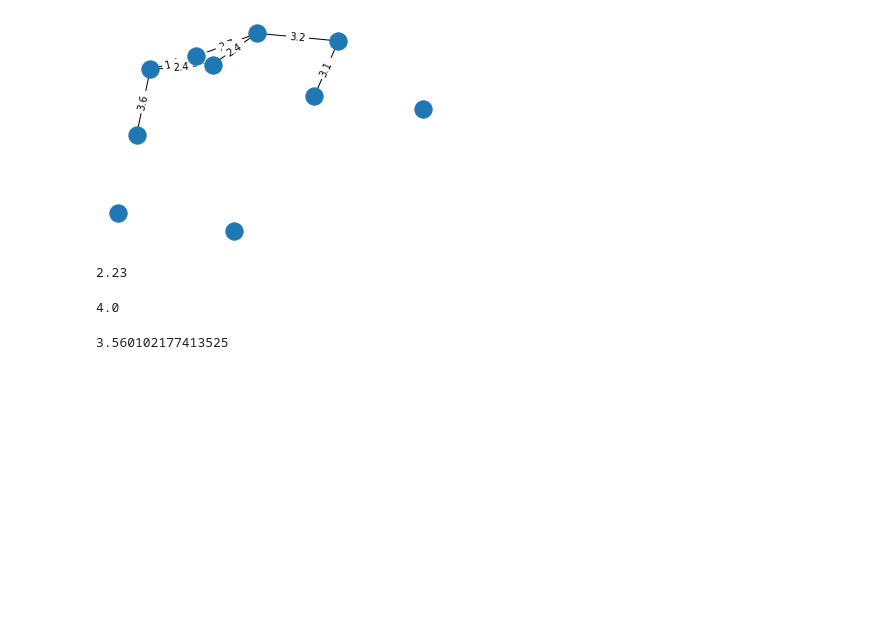
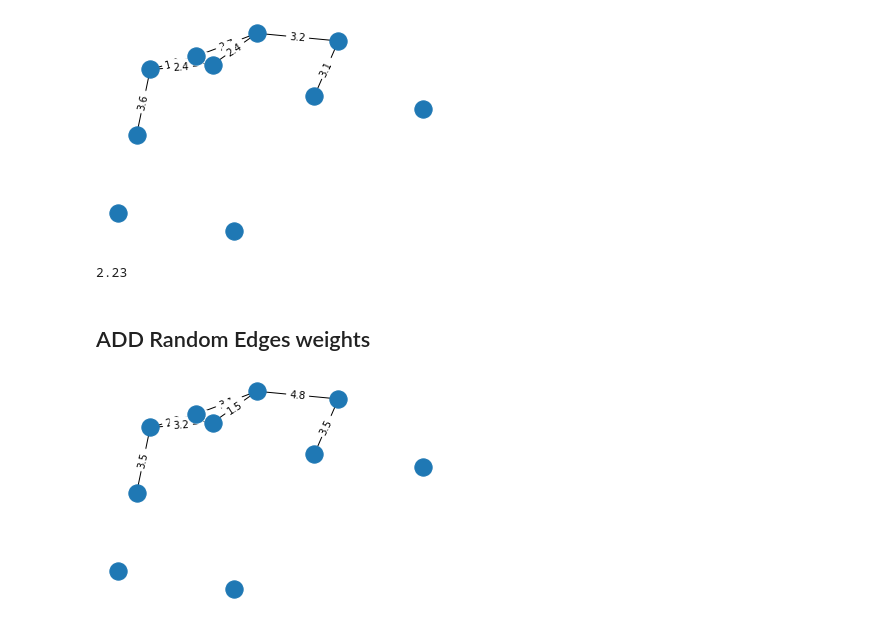
Before and after one commit to Daniel2497/Diskrete_optimierung, a Jupyter notebook: networkx_first_tries/draw_graph_with_distance.ipynb, the cells around one changed output. Drawn from its saved outputs; the diff is of its cells as text; code cells hidden in the pictures; blank space fills up the shorter version.

Commit message:
Random_edges

```diff
--- a/networkx_first_tries/draw_graph_with_distance.ipynb
+++ b/networkx_first_tries/draw_graph_with_distance.ipynb
@@ -22,11 +23,6 @@ for i in range(n):
         if((pos[i][0]-pos[j][0])**2+(pos[i][1]-pos[j][1])**2<=rad**2):
             dist=math.sqrt((pos[i][0]-pos[j][0])**2+(pos[i][1]-pos[j][1])**2)
             G.add_weighted_edges_from([(i,j,dist)])
-    for j in range(i+1,n):
-        if((pos[i][0]-pos[j][0])**2+(pos[i][1]-pos[j][1])**2<=rad**2):
-            dist=math.sqrt((pos[i][0]-pos[j][0])**2+(pos[i][1]-pos[j][1])**2)
-            G.add_weighted_edges_from([(i,j,dist)])
-
 edge_labels=dict([((u,v,),d['weight'])
                  for u,v,d in G.edges(data=True)])
 
@@ -46,13 +42,34 @@ pos[0]
 round(2.2324,2)
 # %% [output]
 2.23
-# %%
-math.sqrt(16)
-# %% [output]
-4.0
-# %%
-i=1
-j=2
-math.sqrt((pos[i][0]-pos[j][0])**2+(pos[i][1]-pos[j][1])**2)
-# %% [output]
-3.560102177413525
+# %% [markdown]
+## ADD Random Edges weights
+# %%
+G2 = nx.random_geometric_graph(n,seed=3413, radius=rad,pos=pos)
+
+for i in range(n):
+    for j in range(0,i):
+        if((pos[i][0]-pos[j][0])**2+(pos[i][1]-pos[j][1])**2<=rad**2):
+            dist=math.sqrt((pos[i][0]-pos[j][0])**2+(pos[i][1]-pos[j][1])**2)
+            mrand=random.gauss(1.25, 0.25)
+            dist=dist*mrand
+            #print(mrand)
+            G2.add_weighted_edges_from([(i,j,dist)])
+   # for j in range(i+1,n):
+   #     if((pos[i][0]-pos[j][0])**2+(pos[i][1]-pos[j][1])**2<=rad**2):
+   #         dist=math.sqrt((pos[i][0]-pos[j][0])**2+(pos[i][1]-pos[j][1])**2)
+   #         mrand=random.gauss(1.25, 0.25)
+   #         dist=dist*mrand
+   #         #print(mrand)
+   #         G2.add_weighted_edges_from([(i,j,dist)])
+
+edge_labels=dict([((u,v,),d['weight'])
+                 for u,v,d in G2.edges(data=True)])
+
+for pair in edge_labels.keys():
+    edge_labels[pair]=round(edge_labels[pair],1)
+nx.draw_networkx_edge_labels(G2,pos,edge_labels=edge_labels)
+nx.draw(G2,pos)
+plt.show()
+# %% [output]
+[figure, added]
```
Also changed, not shown: parts of 10 cells of this notebook, 2 other files.
